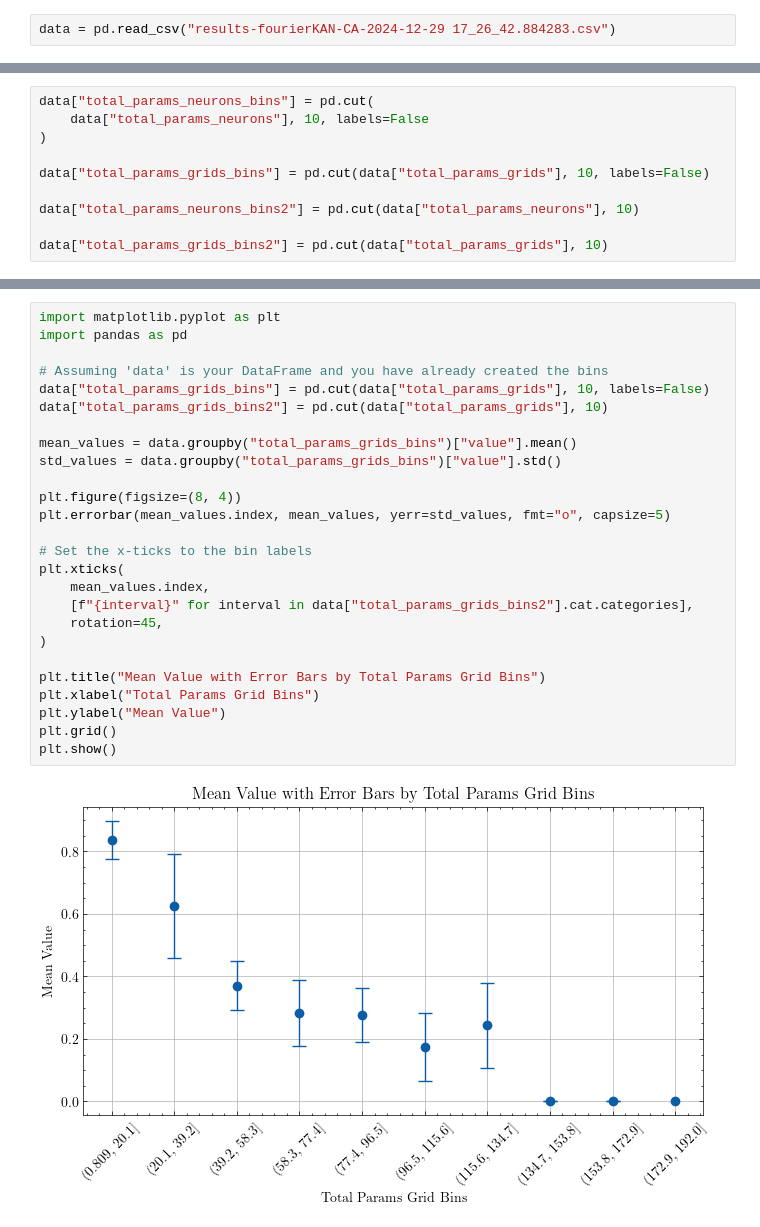
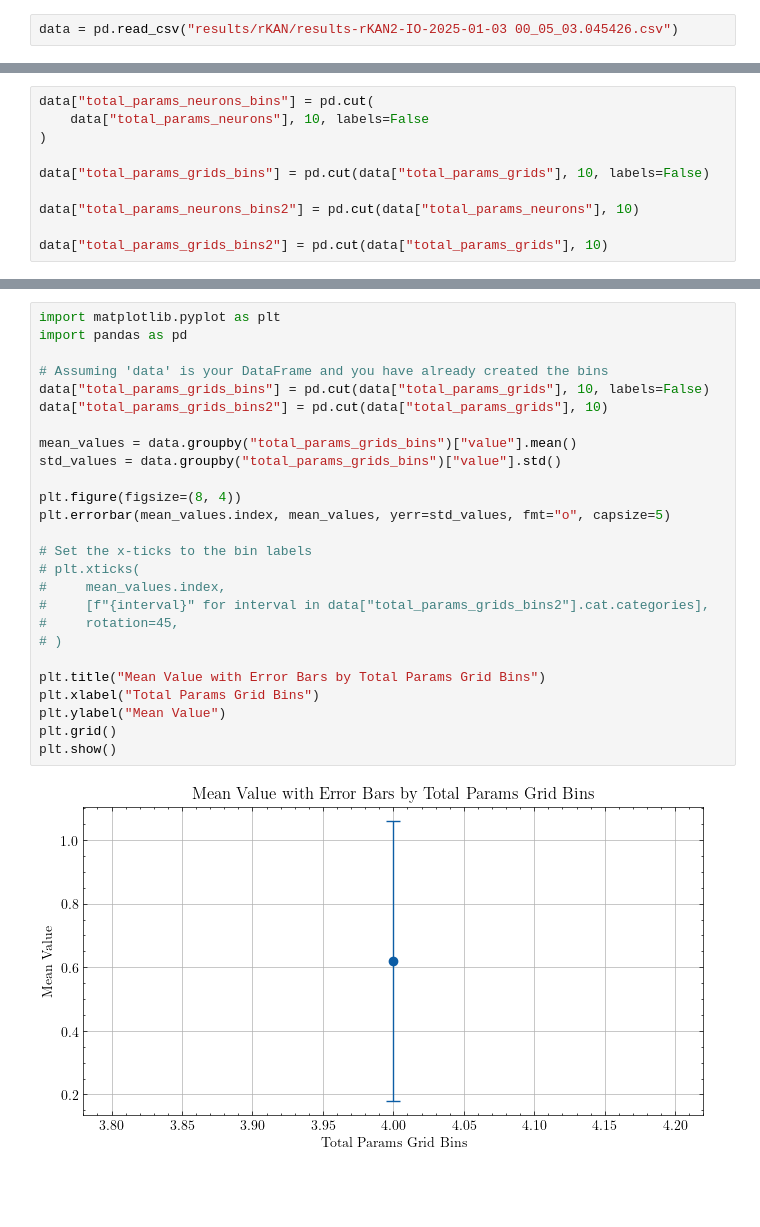
Before and after one commit to aseslamian/TAbKAN, a Jupyter notebook: plot2.ipynb, the cells around one changed output, grey strips where cells are left out. Saved outputs shown, nothing was run; the diff lists cells and outputs as text; blank space fills up the shorter version.

```diff
--- a/plot2.ipynb
+++ b/plot2.ipynb
@@ -8,7 +8,7 @@ import seaborn as sns
 
 plt.style.use("science")
 # %%
-data = pd.read_csv("results-fourierKAN-CA-2024-12-29 17_26_42.884283.csv")
+data = pd.read_csv("results/rKAN/results-rKAN2-IO-2025-01-03 00_05_03.045426.csv")
 # %%
 # plt.plot(data['params_depth'], data['value'], 'o')
 
@@ -104,28 +104,28 @@ plt.show()
 # %%
 import matplotlib.pyplot as plt
 import pandas as pd
 
 # Assuming 'data' is your DataFrame and you have already created the bins
 data["total_params_grids_bins"] = pd.cut(data["total_params_grids"], 10, labels=False)
 data["total_params_grids_bins2"] = pd.cut(data["total_params_grids"], 10)
 
 mean_values = data.groupby("total_params_grids_bins")["value"].mean()
 std_values = data.groupby("total_params_grids_bins")["value"].std()
 
 plt.figure(figsize=(8, 4))
 plt.errorbar(mean_values.index, mean_values, yerr=std_values, fmt="o", capsize=5)
 
 # Set the x-ticks to the bin labels
-plt.xticks(
-    mean_values.index,
-    [f"{interval}" for interval in data["total_params_grids_bins2"].cat.categories],
-    rotation=45,
-)
+# plt.xticks(
+#     mean_values.index,
+#     [f"{interval}" for interval in data["total_params_grids_bins2"].cat.categories],
+#     rotation=45,
+# )
 
 plt.title("Mean Value with Error Bars by Total Params Grid Bins")
 plt.xlabel("Total Params Grid Bins")
 plt.ylabel("Mean Value")
 plt.grid()
 plt.show()
 # %% [output]
-[figure, old version]
+[figure, new version]
```
Also changed, not shown: parts of 3 cells of this notebook, 2 other files.
